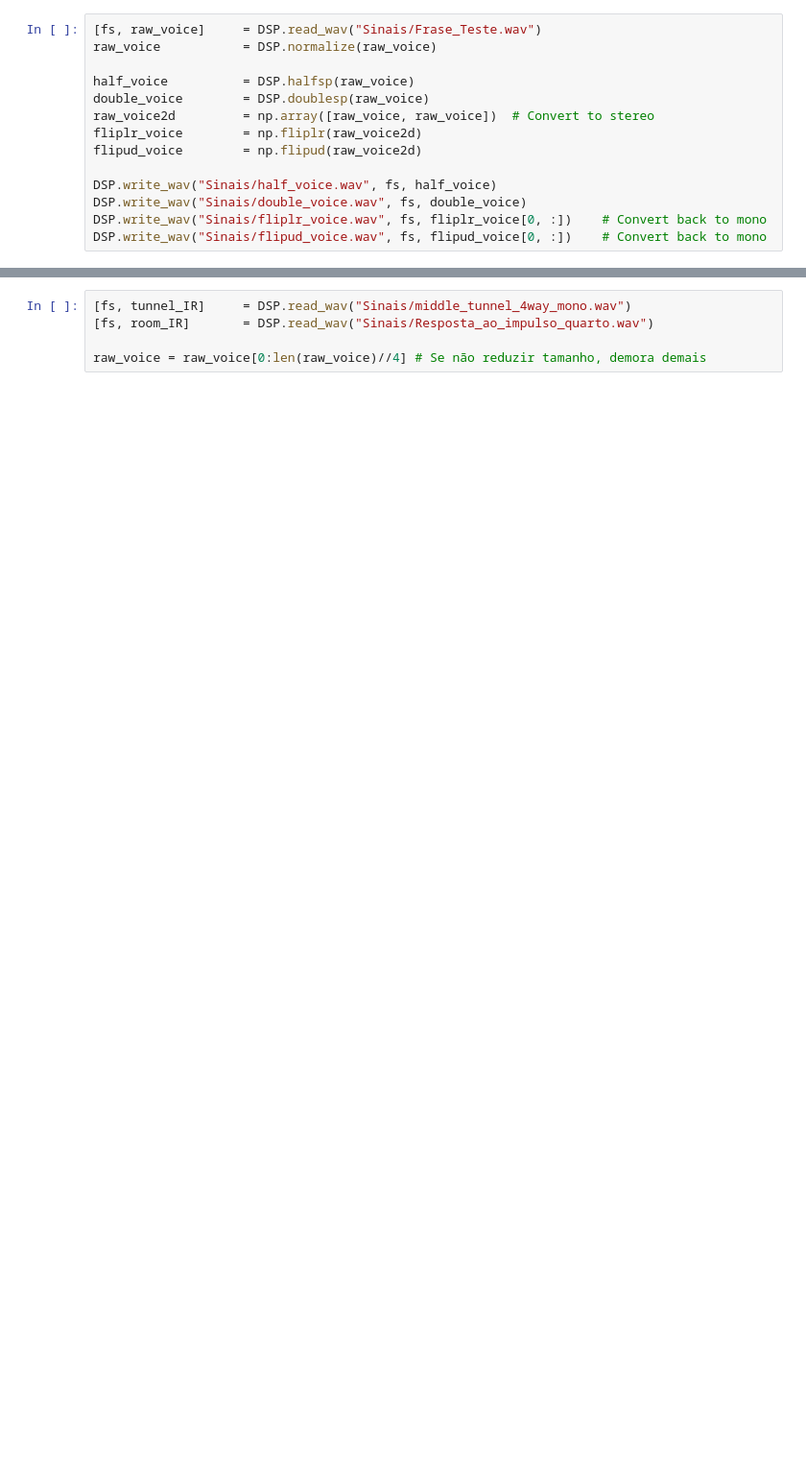
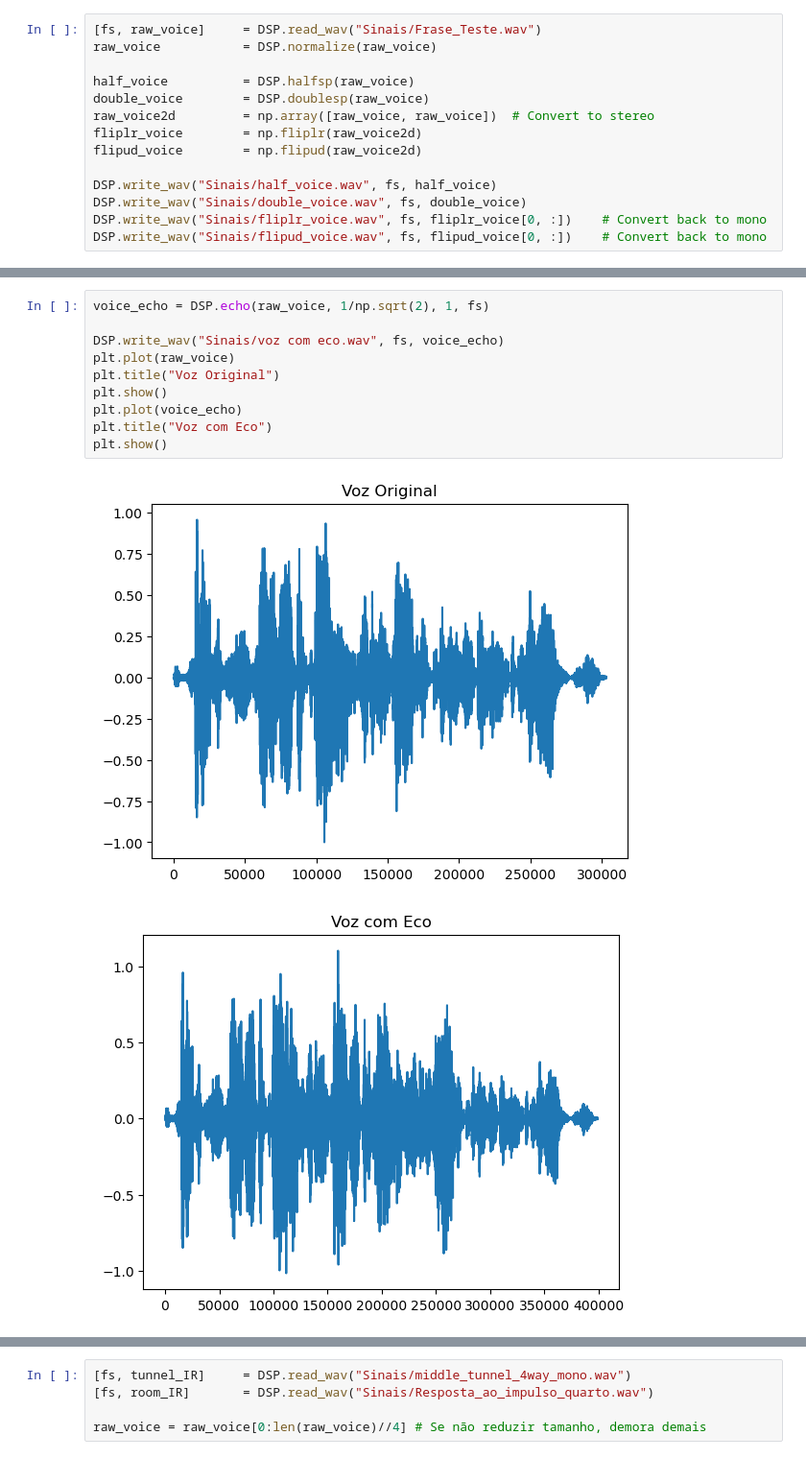
Before and after one commit to Emanuel600/Misc, a Jupyter notebook: DSP/Processamento_Audio.ipynb, the cells around one changed output, grey strips where cells are left out. Shown at 96% size. Saved outputs shown, nothing was run; the diff lists cells and outputs as text; blank space fills up the shorter version.

Commit message:
Finished Processamento_Audio and added grids to DSP.plot for convenience

```diff
--- a/DSP/Processamento_Audio.ipynb
+++ b/DSP/Processamento_Audio.ipynb
@@ -154,0 +169,13 @@ DSP.write_wav("Sinais/flipud_voice.wav", fs, flipud_voice[0, :])    # Convert ba
+# %%
+voice_echo = DSP.echo(raw_voice, 1/np.sqrt(2), 1, fs)
+
+DSP.write_wav("Sinais/voz com eco.wav", fs, voice_echo)
+plt.plot(raw_voice)
+plt.title("Voz Original")
+plt.show()
+plt.plot(voice_echo)
+plt.title("Voz com Eco")
+plt.show()
+# %% [output]
+[figure, added]
+[figure, added]
```
Also changed, not shown: parts of 19 cells of this notebook, 1 other file.
